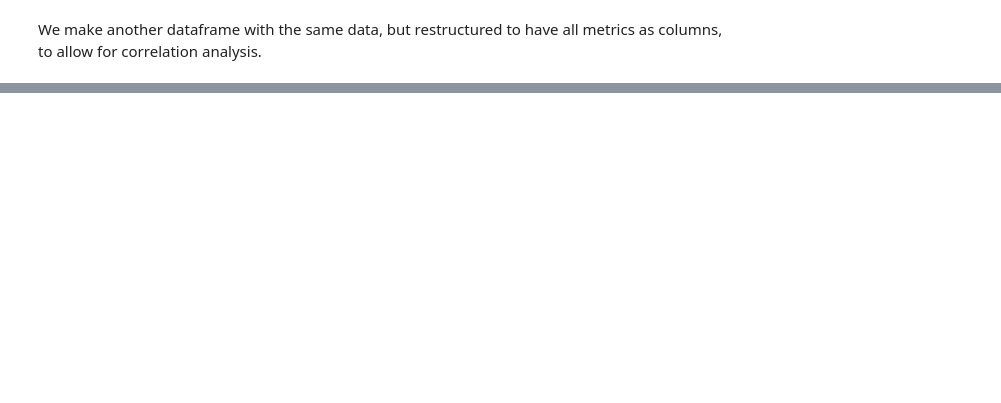
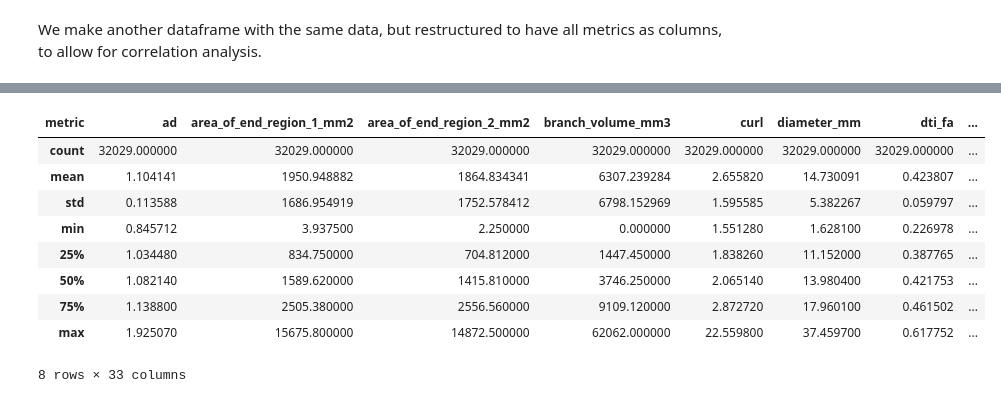
Before and after one commit to PennLINC/macedo_tracometry, a Jupyter notebook: code/autotrack_hcpd_analysis.ipynb, the cells around one changed output, grey strips where cells are left out. Saved outputs shown, nothing was run; the diff lists cells and outputs as text; code cells hidden in the pictures; blank space fills up the shorter version.

```diff
--- a/code/autotrack_hcpd_analysis.ipynb
+++ b/code/autotrack_hcpd_analysis.ipynb
@@ -78,0 +177,13 @@ sns.clustermap(corr,
+# %%
+metrics_long[metrics_reduced].describe()
+# %% [output]
+| metric | ad | area_of_end_region_1_mm2 | area_of_end_region_2_mm2 | branch_volume_mm3 | curl | diameter_mm | dti_fa | ... |
+| count | 32029.000000 | 32029.000000 | 32029.000000 | 32029.000000 | 32029.000000 | 32029.000000 | 32029.000000 | ... |
+| mean | 1.104141 | 1950.948882 | 1864.834341 | 6307.239284 | 2.655820 | 14.730091 | 0.423807 | ... |
+| std | 0.113588 | 1686.954919 | 1752.578412 | 6798.152969 | 1.595585 | 5.382267 | 0.059797 | ... |
+| min | 0.845712 | 3.937500 | 2.250000 | 0.000000 | 1.551280 | 1.628100 | 0.226978 | ... |
+| 25% | 1.034480 | 834.750000 | 704.812000 | 1447.450000 | 1.838260 | 11.152000 | 0.387765 | ... |
+| 50% | 1.082140 | 1589.620000 | 1415.810000 | 3746.250000 | 2.065140 | 13.980400 | 0.421753 | ... |
+| 75% | 1.138800 | 2505.380000 | 2556.560000 | 9109.120000 | 2.872720 | 17.960100 | 0.461502 | ... |
+| max | 1.925070 | 15675.800000 | 14872.500000 | 62062.000000 | 22.559800 | 37.459700 | 0.617752 | ... |
+8 rows × 33 columns
```
Also changed, not shown: parts of 30 cells of this notebook, 2 other files.
